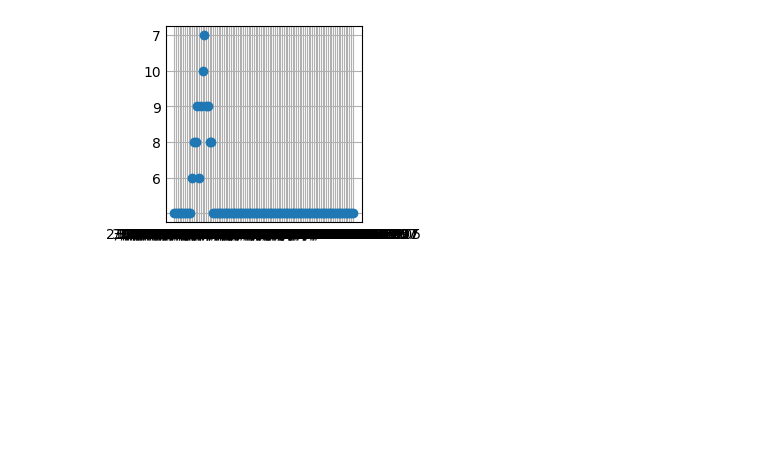
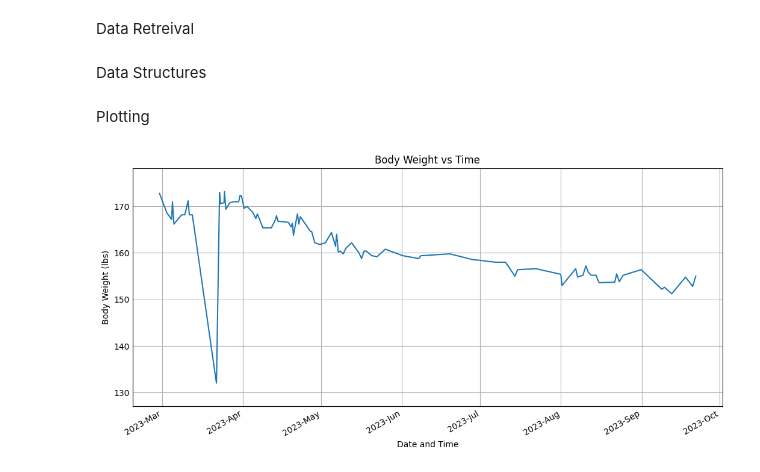
Before and after one commit to sdimov2/gym-log, a Jupyter notebook: gym-log.ipynb, the cells around one changed output. Saved outputs shown, nothing was run; the diff lists cells and outputs as text; code cells hidden in the pictures; blank space fills up the shorter version.

Commit message:
added some functionality, data structures and fixed graph issues

```diff
--- a/gym-log.ipynb
+++ b/gym-log.ipynb
@@ -7,3 +11,5 @@ import matplotlib.pyplot as plt
+# %% [markdown]
+Data Retreival
 # %%
 
 # Connect to Google
@@ -32,0 +33,2 @@ rows_body_weight = [row for row in data[1:] if (row[8]) != '']
+# %% [markdown]
+Data Structures
@@ -33,26 +71,51 @@ rows_body_weight = [row for row in data[1:] if (row[8]) != '']
+# %% [markdown]
+Plotting
 # %%
-# plot
-x = [row[0] for row in rows_body_weight]
-y = [row[7] for row in rows_body_weight]
 
-plt.style.use('_mpl-gallery')
+dates = [datetime.strptime(row[0], '%m/%d/%Y %H:%M:%S') for row in rows_body_weight]
 
-fig, ax = plt.subplots()
+weights = [float(row[8]) for row in rows_body_weight]
 
-# size and color:
-sizes = np.random.uniform(15, 80, len(x))
-colors = np.random.uniform(15, 80, len(x))
+body_weights = [(datetime.strptime(row[0], '%m/%d/%Y %H:%M:%S'),float(row[8])) for row in rows_body_weight]
 
-#matplotlib.pyplot.autoscale(enable=True, axis='both', tight=None)[source]
 
-ax.scatter(x, y)
+body_weights
 
-#ax.set(xlim=(0, 8), xticks=np.arange(1, 8),
-       #ylim=(0, 8), yticks=np.arange(1, 8))
+# Assuming you have lists 'dates' and 'values'
+#sorted_data = sorted(zip(dates, body_weights))
+#dates, body_weights = zip(*sorted_data)
 
-plt.show()
+# Create the plot
+fig, ax = plt.subplots(figsize=(10, 5))
+# Set locator for x-axis
+#ax.xaxis.set_major_locator(MaxNLocator(nbins=12))
+# Set locator for y-axis
+#ax.yaxis.set_major_locator(MaxNLocator(nbins=10))
+#ax.xaxis.set_major_locator(mdates.MonthLocator(bymonth=(1, 7)))
+#ax.xaxis.set_minor_locator(mdates.MonthLocator())
+# Text in the x-axis will be displayed in 'YYYY-mm' format.
+ax.xaxis.set_major_formatter(mdates.DateFormatter('%Y-%b'))
+# Rotates and right-aligns the x labels so they don't crowd each other.
+for label in ax.get_xticklabels(which='major'):
+    label.set(rotation=30, horizontalalignment='right')
+
+plt.ylim(min(weights)-5, max(weights)+5)
+#plt.yticks([25,50,75,100,125,150,175,200,225,250])
+
+plt.plot(dates, weights)
+
+# Set labels and title
+plt.xlabel('Date and Time')
+plt.ylabel('Body Weight (lbs)')
+plt.title('Body Weight vs Time')
+
+# Format x-axis date
+plt.gcf().autofmt_xdate()  # Rotate date labels for better visibility
+
+# Show the plot
+#plt.show()
 # %% [output]
-[figure, old version]
+[figure, new version]
 # %%
 sheet_id = '1CxCLvg2CGSHYNWskSa8JlBOPmF4th4XPEQQfy6AouYw'
 xls = pd.ExcelFile(f"https://docs.google.com/spreadsheets/d/{sheet_id}/export?format=xlsx")
```
Also changed, not shown: parts of 4 cells of this notebook.
